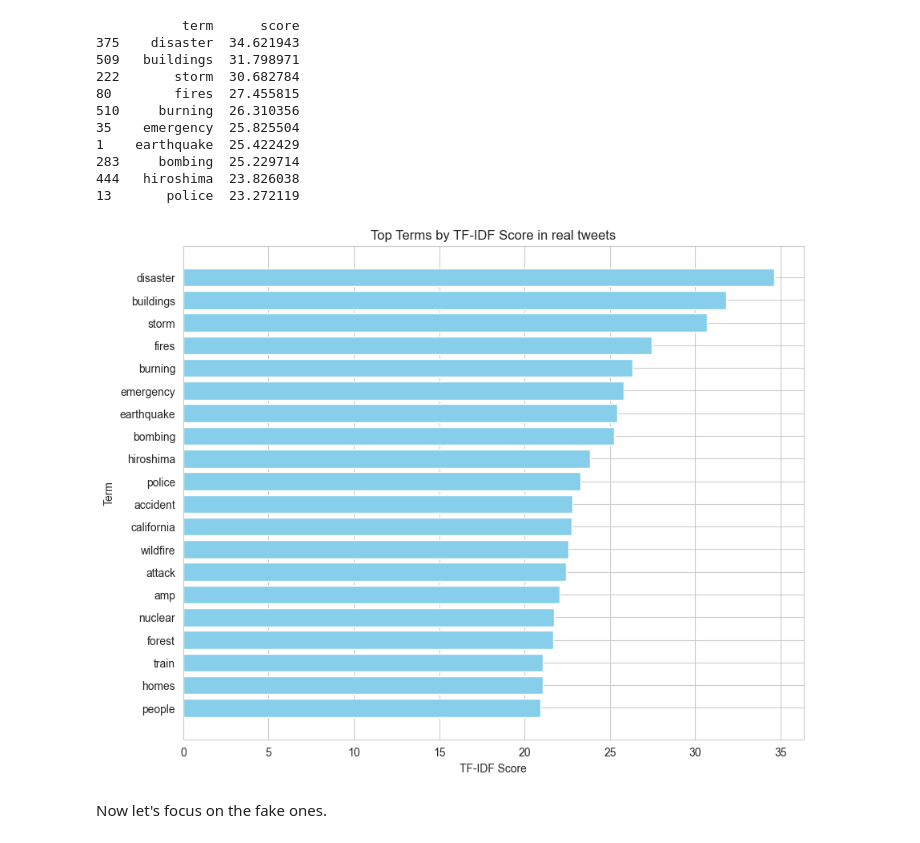
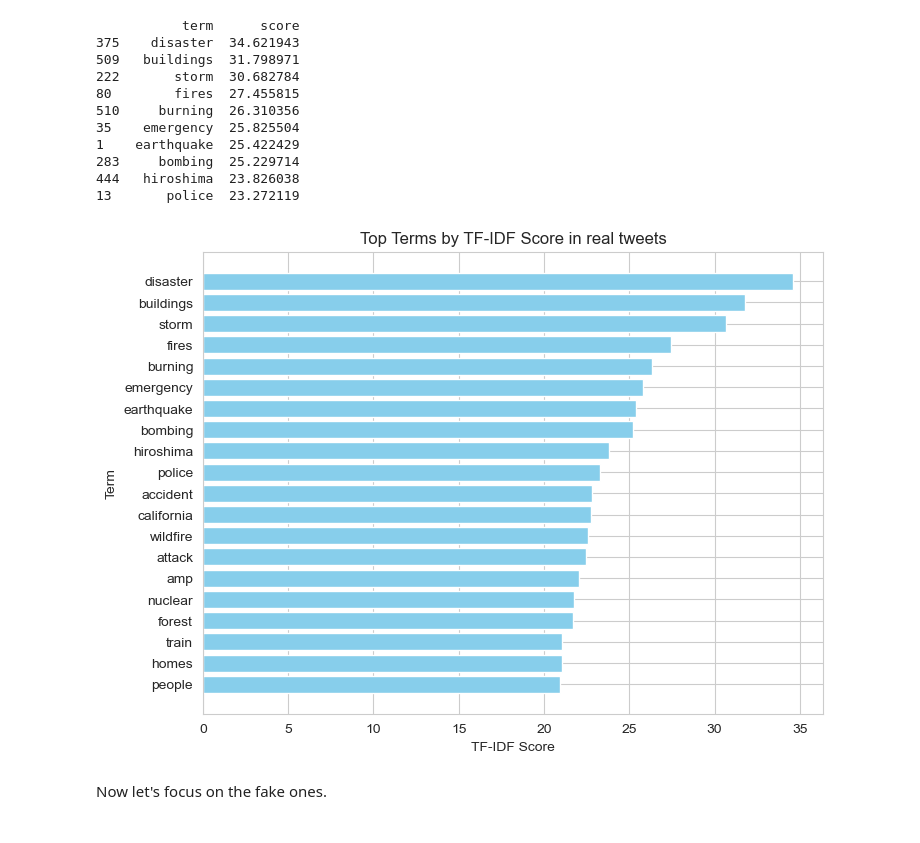
Before and after one commit to katarzynarogalska/DisasterTweets_KaggleCompetition, a Jupyter notebook: notebooks/TweetsEDA.ipynb, the cells around one changed output. Cells and saved outputs as stored; diff of their text form; code cells hidden in the pictures.

```diff
--- a/notebooks/TweetsEDA.ipynb
+++ b/notebooks/TweetsEDA.ipynb
@@ -773,19 +765,19 @@ print(real_df.head(10))
 # %%
 import matplotlib.pyplot as plt
 
 # Plot the top 20 terms as a bar plot
 top_n = 20
 top_terms_df = real_df.head(top_n)
 
-plt.figure(figsize=(10, 8))
+plt.figure(figsize=(8, 6))
 plt.barh(top_terms_df['term'], top_terms_df['score'], color='skyblue')
 plt.xlabel('TF-IDF Score')
 plt.ylabel('Term')
 plt.title('Top Terms by TF-IDF Score in real tweets')
 plt.gca().invert_yaxis()
 plt.show()
 # %% [output]
-[figure, old version]
+[figure, new version]
 # %% [markdown]
 Now let's focus on the fake ones.
 # %%
```
Also changed, not shown: parts of 7 cells of this notebook.
